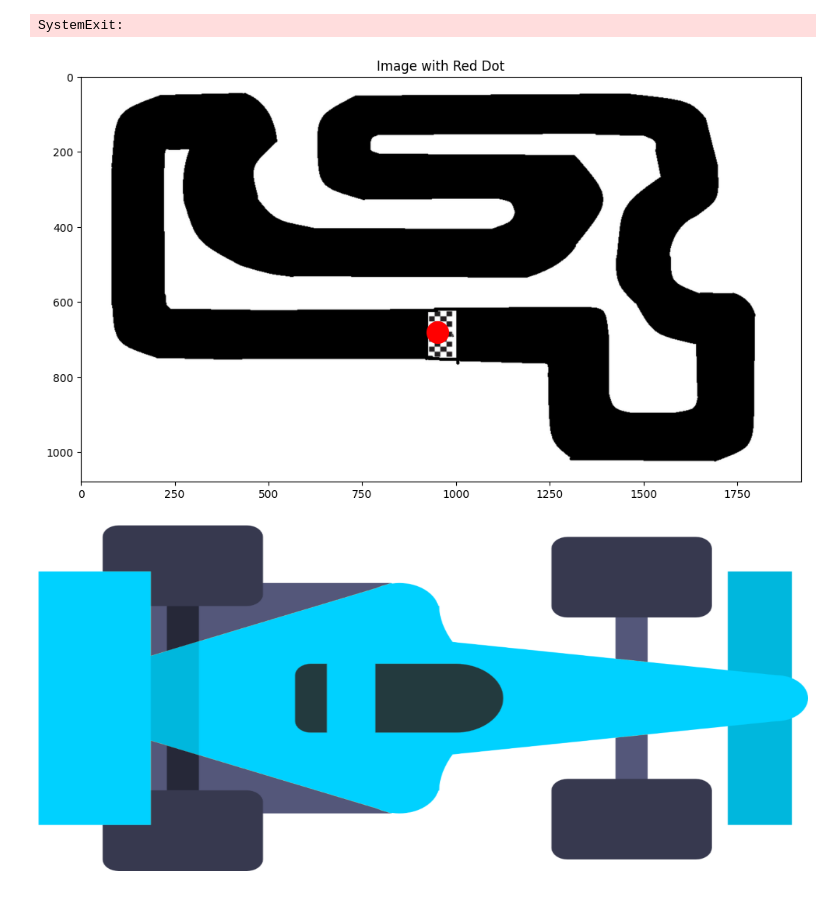
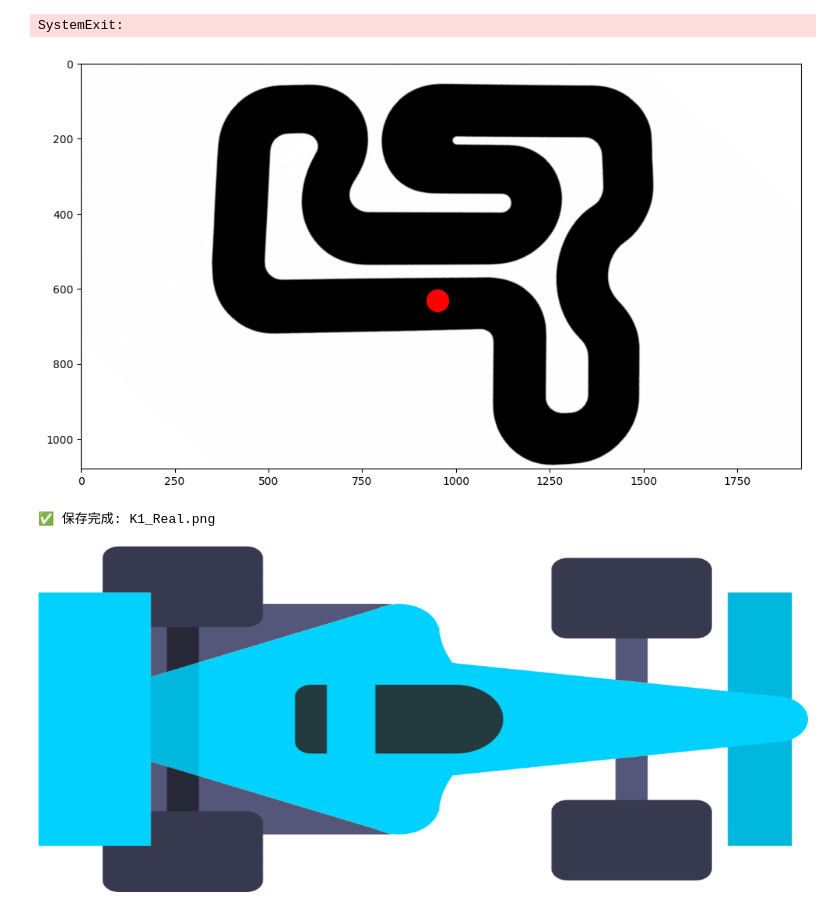
Before and after one commit to XINZHANG-ops/car-racing-simulator, a Jupyter notebook: test.ipynb, the cells around one changed output. Saved outputs shown, nothing was run; the diff lists cells and outputs as text; code cells hidden in the pictures.

```diff
--- a/test.ipynb
+++ b/test.ipynb
@@ -48,45 +48,30 @@ SystemExit:
 # %%
 import matplotlib.pyplot as plt
 import matplotlib.image as mpimg
 from PIL import Image
-
-# Target dimensions
 WIDTH = 1920
 HEIGHT = 1080
-
-# Load the PNG image
-image_path = 'k1.png'  # Replace with your image path
+image_path = 'K1_Real.png'
 img_pil = Image.open(image_path)
 
-# Rescale the image
 img_resized = img_pil.resize((WIDTH, HEIGHT), Image.LANCZOS)
 
-# Convert to array for matplotlib
 img = mpimg.pil_to_array(img_resized)
 
-# Define the location for the red dot
 x = 950  # Replace with your desired x coordinate
-y = 680  # Replace with your desired y coordinate
+y = 630  # Replace with your desired y coordinate
 
-# Create figure and display image
 fig, ax = plt.subplots(figsize=(10, 8))
 ax.imshow(img)
 
-# Plot big red dot at (x, y)
-ax.plot(x, y, 'ro', markersize=20)  # 'ro' = red circle, markersize controls size
+ax.plot(x, y, 'ro', markersize=20)
 
-# Optional: Add crosshairs or labels
-# ax.axhline(y, color='red', linestyle='--', alpha=0.3)
-# ax.axvline(x, color='red', linestyle='--', alpha=0.3)
-# ax.text(x, y-10, f'({x}, {y})', color='red', fontsize=12, ha='center')
-
-ax.set_title('Image with Red Dot')
 ax.axis('on')  # Change to 'off' to hide axes
 
 plt.tight_layout()
 plt.show()
 # %% [output]
-[figure, old version]
+[figure, new version]
 # %%
 from PIL import Image
 
@@ -98,6 +83,36 @@ resized_img = img.resize(new_size, Image.LANCZOS)
 
 # 保存到新文件
 resized_img.save("k1_1920.png")
+# %%
+from PIL import Image
+
+def binarize_png(input_path, output_path, threshold=128):
+    """
+    把一张带灰度的 PNG 变成黑白二值图：
+    - 大于阈值的部分全白
+    - 否则全黑
+    - 保留 alpha 通道
+    """
+    img = Image.open(input_path).convert("RGBA")
+    pixels = img.load()
+
+    for y in range(img.height):
+        for x in range(img.width):
+            r, g, b, a = pixels[x, y]
+            # 计算亮度 (简单平均或加权平均都行)
+            gray = (r + g + b) / 3
+            if gray >= threshold:
+                pixels[x, y] = (255, 255, 255, a)
+            else:
+                pixels[x, y] = (0, 0, 0, a)
+
+    img.save(output_path)
+    print(f"✅ 保存完成: {output_path}")
+
+# 用法示例
+binarize_png("K1_Real.png", "K1_Real.png", threshold=180)
+# %% [output]
+✅ 保存完成: K1_Real.png
 # %%
 import matplotlib.pyplot as plt
 import matplotlib.image as mpimg
```
Also changed, not shown: parts of 8 cells of this notebook, 2 other files.
